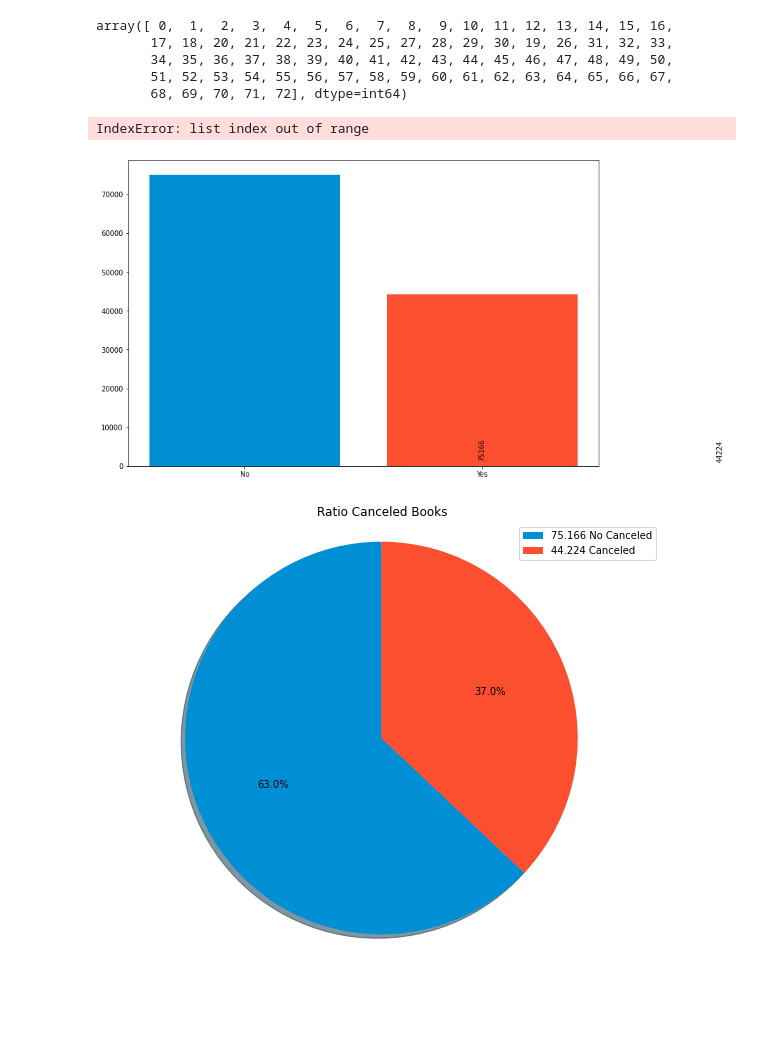
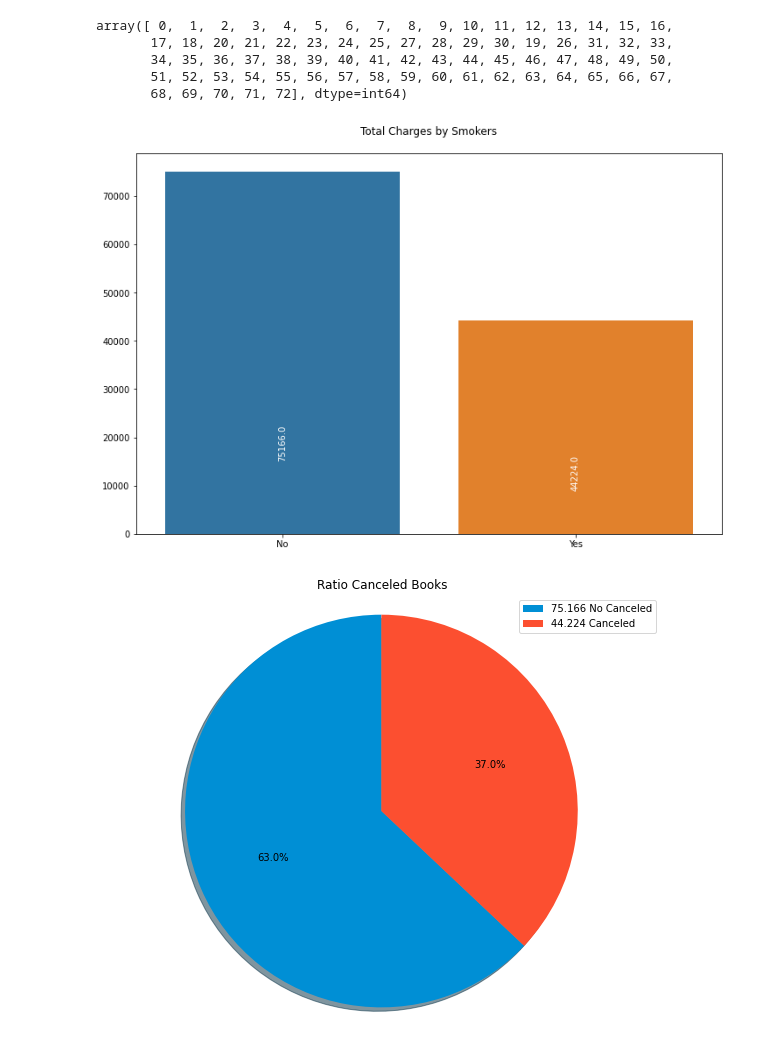
Before and after one commit to ronnyfahrudin/IYKRA-FELLOWSHIP-Data-Science, a Jupyter notebook: Data Analysis/Data Analysis week 3.ipynb, the cells around one changed output. Cells and saved outputs as stored; diff of their text form; code cells hidden in the pictures; blank space fills up the shorter version.

```diff
--- a/Data Analysis/Data Analysis week 3.ipynb
+++ b/Data Analysis/Data Analysis week 3.ipynb
@@ -382,21 +370,23 @@ array([ 0,  1,  2,  3,  4,  5,  6,  7,  8,  9, 10, 11, 12, 13, 14, 15, 16,
        68, 69, 70, 71, 72], dtype=int64)
 # %%
 #7. How many bookings were cancelled?
-ax, fig = plt.subplots(figsize = (12,8))
+fig, ax = plt.subplots(figsize = (12,8))
 s = ritz_jager['is_canceled'].value_counts().to_frame().T
 x = ['No','Yes']
 d = [75166,44224]
-bar_plot = plt.bar(x, d, color = ['#008fd5', '#fc4f30'])
+sns.barplot(x, d, ax = ax)
 def autolabel(rects):
-    for idx,rect in enumerate(bar_plots):
+    for rect in rects:
         height = rect.get_height()
-        plt.text(rect.get_x() + rect.get_width()/2., 0.2*height,
-                d[idx],
-                ha='center', va='bottom', rotation=90)
-autolabel(bar_plots)
+        ax.text(rect.get_x() + rect.get_width() / 2., 0.2 * height,
+                height,
+                ha='center', va='bottom', rotation=90, color='white')
+
+autolabel(ax.patches)
+ax.set_title('Total Charges by Smokers\n')
+plt.show()
 # %% [output]
-IndexError: list index out of range
-[figure, old version]
+[figure, new version]
 # %%
 fig, ax = plt.subplots(figsize = (10,8))
 colors = ['#008fd5', '#fc4f30']
```
Also changed, not shown: parts of 5 cells of this notebook.
